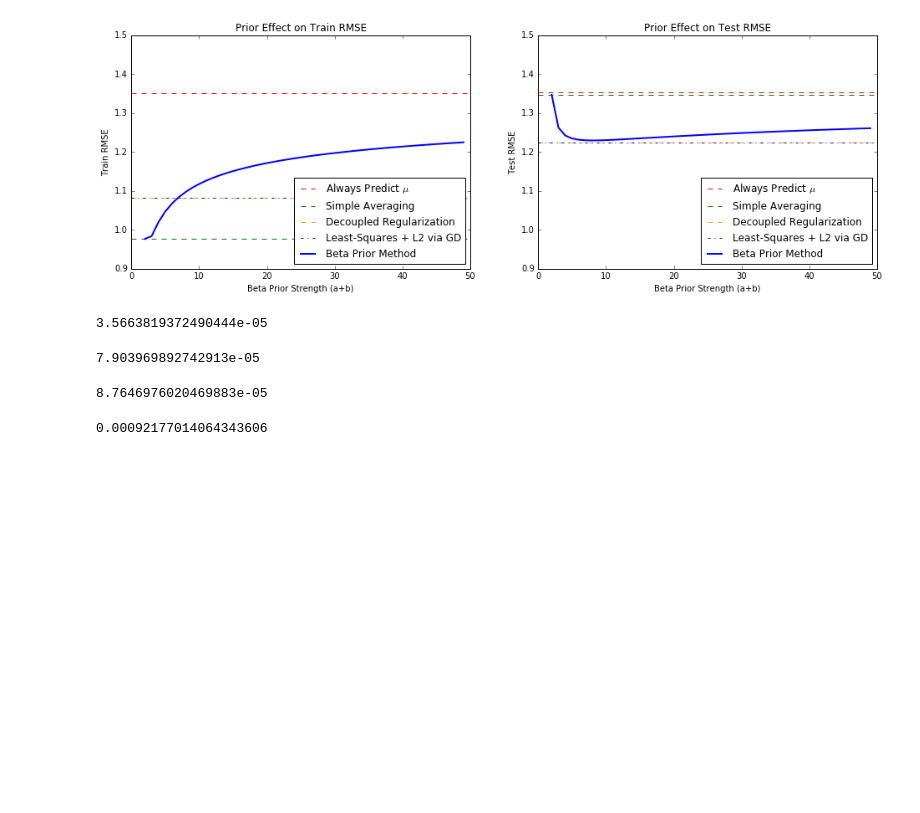
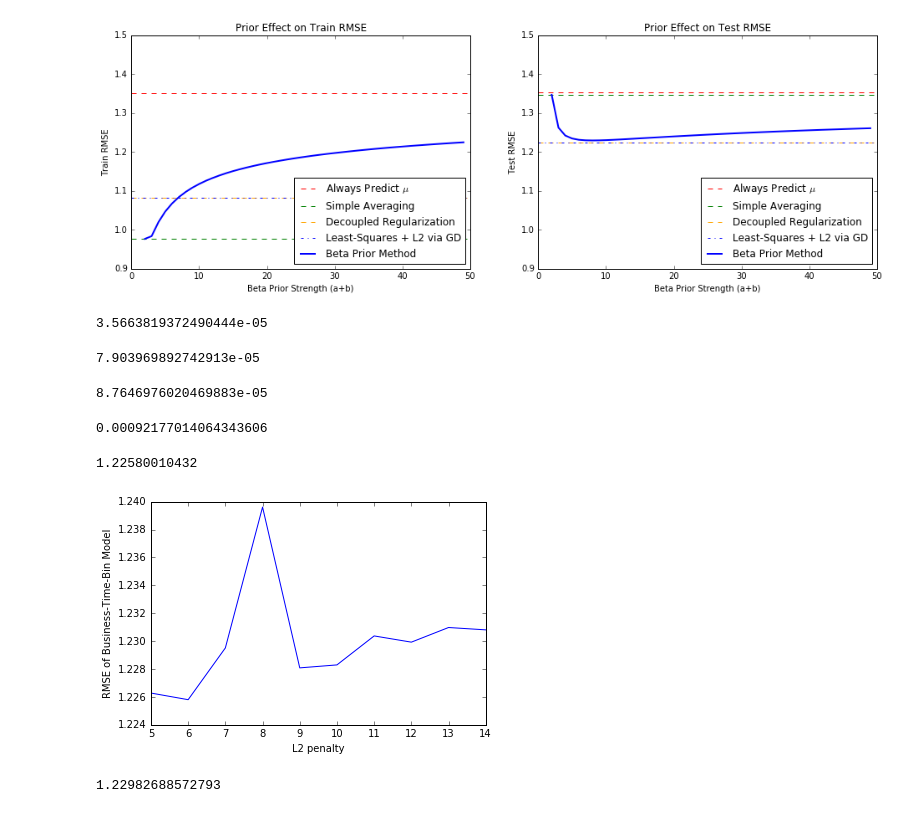
Before and after one commit to NickHoernle/Data-Science-Project-AM209a, a Jupyter notebook: final_project/Baseline Predictors.ipynb, the cells around one changed output. Saved outputs shown, nothing was run; the diff lists cells and outputs as text; code cells hidden in the pictures; blank space fills up the shorter version.

Commit message:
add attempt to compute time-binned business baselines

```diff
--- a/final_project/Baseline Predictors.ipynb
+++ b/final_project/Baseline Predictors.ipynb
@@ -191,3 +191,21 @@ avg_distance_between_baselines(drbc, bpbc)
 avg_distance_between_baselines(drbc, sabc)
 # %% [output]
 0.00092177014064343606
+# %%
+by_l2_penalties = np.arange(5, 15, 1)
+bybc = BusinessYearBaselineCalculator()
+bybc_train_rmses = []
+bybc_test_rmses = []
+for l2 in by_l2_penalties:
+    bybc.fit(reviews_train, l2_penalty=l2, tol=5, verbose=False, maxiters=1000, learning_rate=0.00001)
+    bybc_train_rmses.append(bybc.baseline_rmse(reviews_train))
+    bybc_test_rmses.append(bybc.baseline_rmse(reviews_test))
+# %%
+print min(bybc_test_rmses)
+plt.plot(by_l2_penalties, bybc_test_rmses)
+plt.xlabel('L2 penalty')
+plt.ylabel('RMSE of Business-Time-Bin Model')
+plt.show()
+# %% [output]
+1.22580010432
+[figure, added]
@@ -193,0 +215,4 @@ avg_distance_between_baselines(drbc, sabc)
+# %%
+b6mbc.baseline_rmse(reviews_test)
+# %% [output]
+1.22982688572793
```
Also changed, not shown: parts of 1 cell of this notebook, 1 other file.
